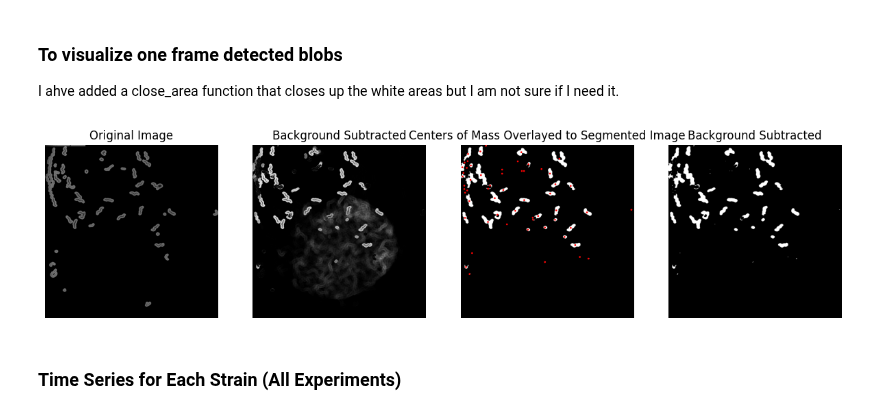
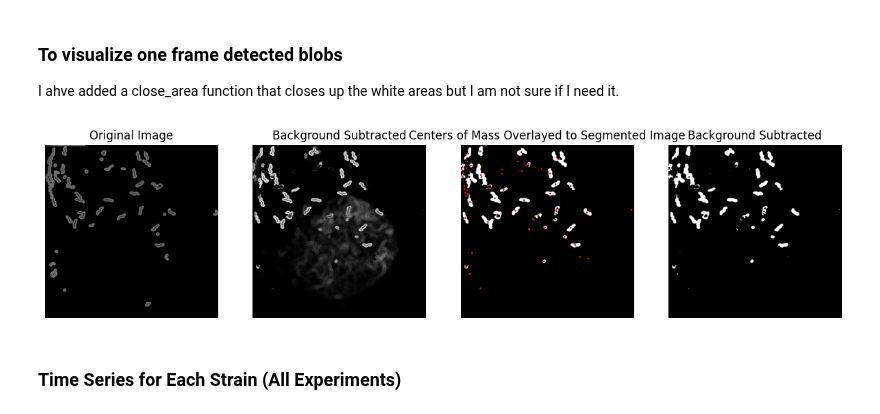
Before and after one commit to erusconiclerici/collectiveNematodes, a Jupyter notebook: Code/Python/Strain_Comparison_Study.ipynb, the cells around one changed output. Cells and saved outputs as stored; diff of their text form; code cells hidden in the pictures.

```diff
--- a/Code/Python/Strain_Comparison_Study.ipynb
+++ b/Code/Python/Strain_Comparison_Study.ipynb
@@ -298,7 +300,7 @@ import random
 
 # Assuming all the other functions (read_image, subtract_background, etc.) are defined as provided
 
-def visualize_processing_and_results(frame_path, threshold_value=70):
+def visualize_processing_and_results(frame_path, threshold_value=73):
     """
     Visualizes the original frame, the frame after background subtraction and thresholding,
     and the frame with the detected centers of mass overlayed, ensuring vertical positions are handled properly.
@@ -317,34 +319,34 @@ def visualize_processing_and_results(frame_path, threshold_value=70):
     ax[0].axis('off')
 
     # Image after Background Subtraction and Histogram Equalization
     ax[1].imshow(subtracted, cmap='gray')
     ax[1].set_title('Background Subtracted')
     ax[1].axis('off')
 
     # Image with Centers of Mass
     ax[2].imshow(segmented, cmap='gray')
     for prop in properties:
         # Use the original centroid coordinates directly for plotting
         # This assumes y-coordinate adjustments were not necessary as they are already correct
         center_of_mass = prop.centroid
         circ = patches.Circle((center_of_mass[1], center_of_mass[0]), radius=5, edgecolor='red', facecolor='none')
         ax[2].add_patch(circ)
 
     ax[2].set_title('Centers of Mass Overlayed to Segmented Image')
     ax[2].axis('off')
 
     ax[3].imshow(segmented, cmap='gray')
     ax[3].set_title('Background Subtracted')
     ax[3].axis('off')
 
     plt.show()
 
 
 # Example usage
 frame_path = '/Volumes/TOSHIBA_EXT/Phenotype_features_collective/Data/ExtractedFrames/N2/1.1_8_n2_6b_my16_74_Set0_Pos0_Ch5_14012018_173553/000100.jpg'
 visualize_processing_and_results(frame_path)
 # %% [output]
-[figure, old version]
+[figure, new version]
 # %% [markdown]
 ### Time Series for Each Strain (All Experiments) ###
 # %% [markdown]
```
Also changed, not shown: parts of 2 cells of this notebook, 13 other files.
